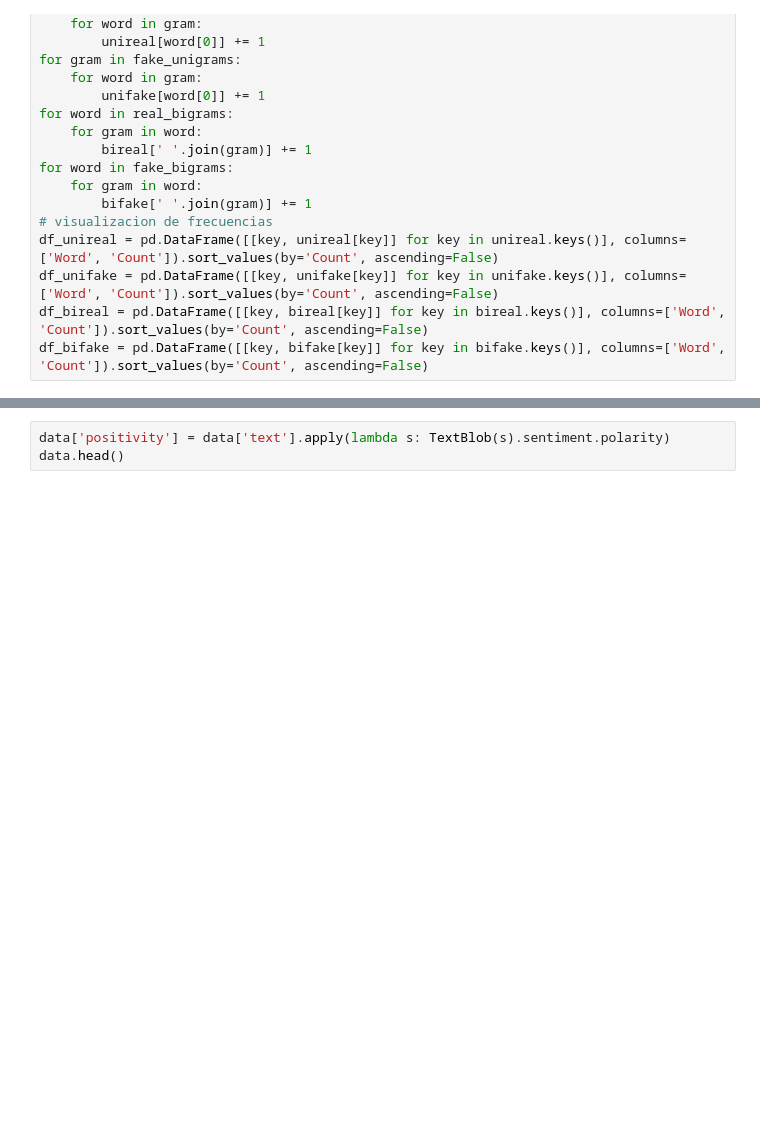
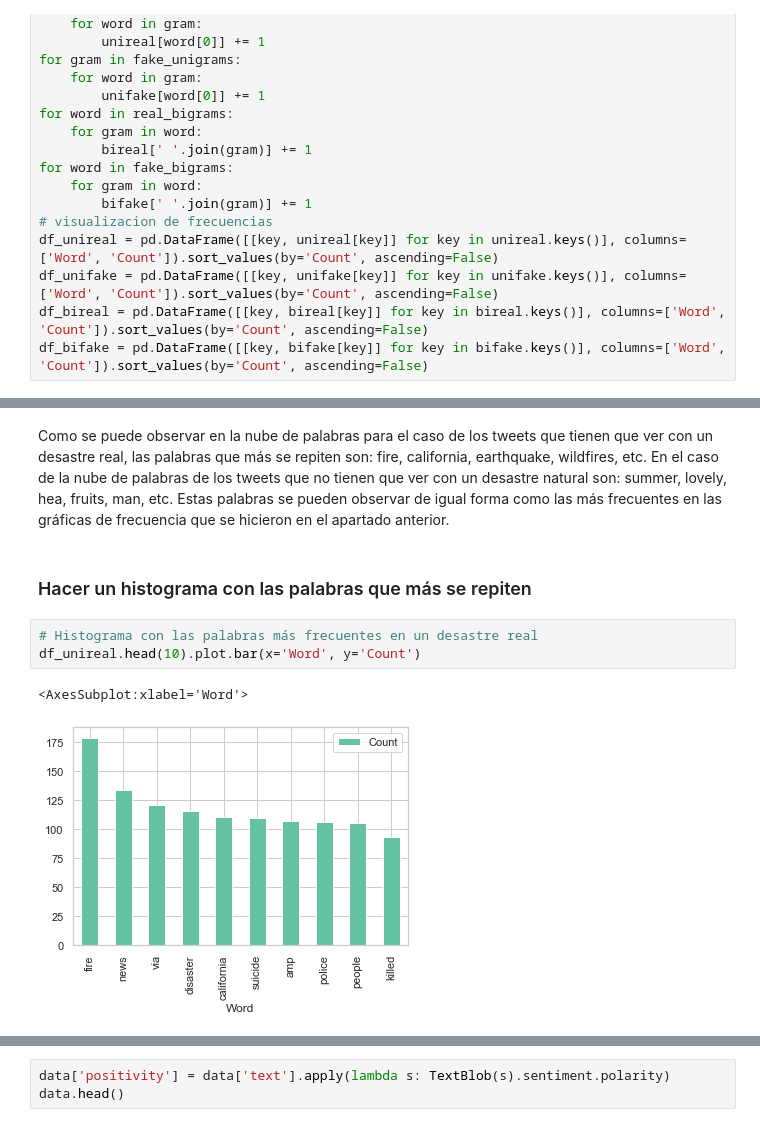
Before and after one commit to El-Mendez/data-science-lab5, a Jupyter notebook: notebook.ipynb, the cells around one changed output, grey strips where cells are left out. Drawn from its saved outputs; the diff is of its cells as text; blank space fills up the shorter version.

```diff
--- a/notebook.ipynb
+++ b/notebook.ipynb
@@ -216,0 +270,10 @@ sns.barplot(y=df_bifake.Word.head(15), x=df_bifake.Count.head(15))
+# %% [markdown]
+Como se puede observar en la nube de palabras para el caso de los tweets que tienen que ver con un desastre real, las palabras que más se repiten son: fire, california, earthquake, wildfires, etc. En el caso de la nube de palabras de los tweets que no tienen que ver con un desastre natural son: summer, lovely, hea, fruits, man, etc. Estas palabras se pueden observar de igual forma como las más frecuentes en las gráficas de frecuencia que se hicieron en el apartado anterior.
+# %% [markdown]
+### Hacer un histograma con las palabras que más se repiten
+# %%
+# Histograma con las palabras más frecuentes en un desastre real
+df_unireal.head(10).plot.bar(x='Word', y='Count')
+# %% [output]
+<AxesSubplot:xlabel='Word'>
+[figure, added]
```
Also changed, not shown: parts of 37 cells of this notebook.
